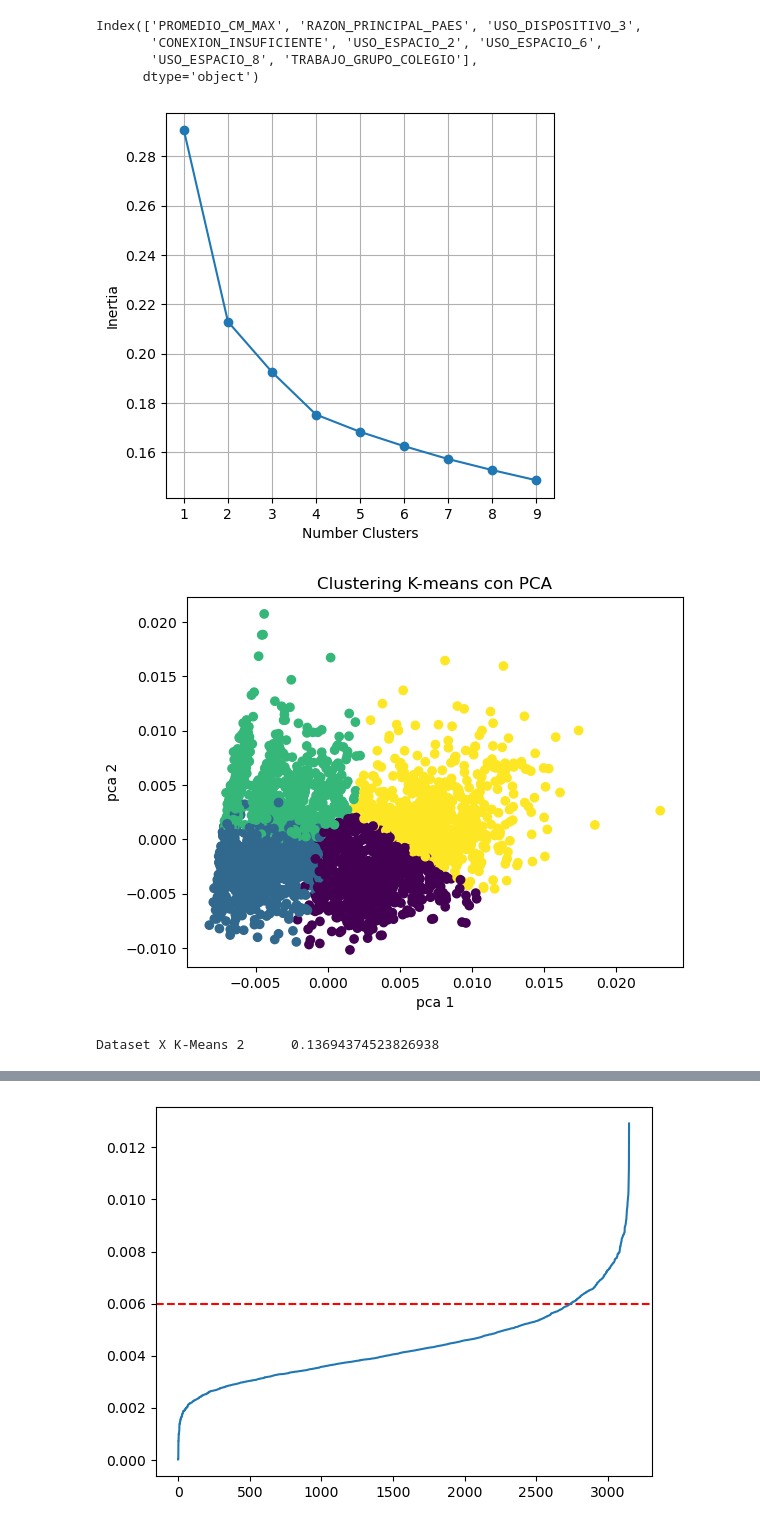
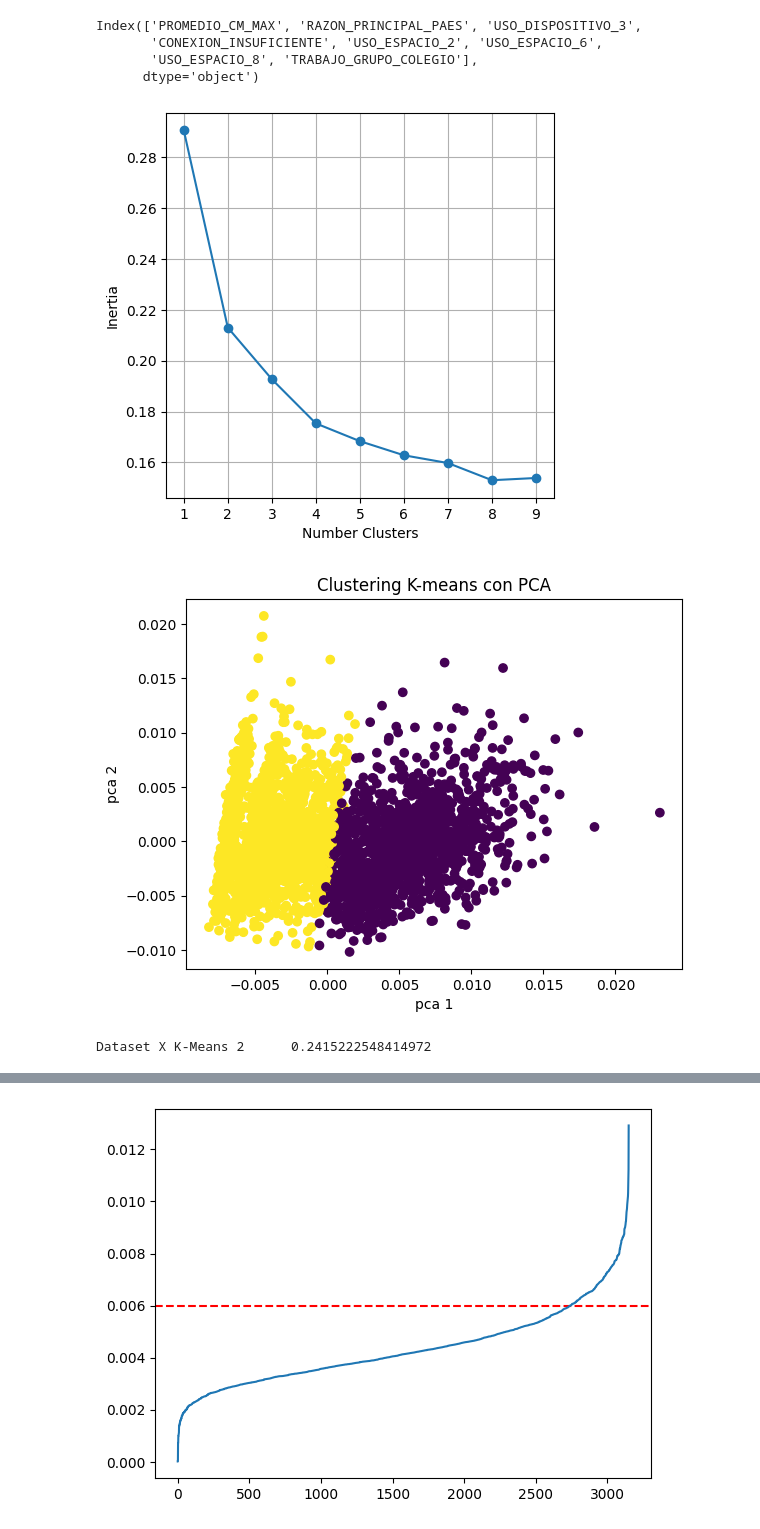
Before and after one commit to gurbina2234/Repo-Mineria-PSU, a Jupyter notebook: datos_oficial.ipynb, the cells around one changed output, grey strips where cells are left out. Drawn from its saved outputs; the diff is of its cells as text; code cells hidden in the pictures.

```diff
--- a/datos_oficial.ipynb
+++ b/datos_oficial.ipynb
@@ -2,7 +2,7 @@
 import pandas as pd
 import matplotlib.pyplot as plt
 # %%
-puntajes = pd.read_csv("./A_INSCRITOS_PUNTAJES_2023_PAES_PUB_MRUN.csv", sep=";")
+puntajes = pd.read_csv("../A_INSCRITOS_PUNTAJES_2023_PAES_PUB_MRUN.csv", sep=";")
 puntajes.head()
 # %% [output]
 |  | MRUN | ANYO_PROCESO | COD_SEXO | FECHA_NACIMIENTO | RBD | CODIGO_ENS | LOCAL_EDUCACIONAL | ... |
@@ -13,7 +13,7 @@ puntajes.head()
 | 4 | 22654139 | 2023 | 2 | 194507 | 3003 | 363 | 1450 | ... |
 5 rows × 117 columns
 # %%
-socioeconomic = pd.read_csv("./B_SOCIOECONOMICO_DOMICILIO_2023_PAES_PUB_MRUN.csv", sep=";")
+socioeconomic = pd.read_csv("../B_SOCIOECONOMICO_DOMICILIO_2023_PAES_PUB_MRUN.csv", sep=";")
 socioeconomic.head()
 # %% [output]
 |  | MRUN | ANYO_PROCESO | CODIGO_REGION_DOMICILIO | CODIGO_PROVINCIA_DOMICILIO | CODIGO_COMUNA_DOMICILIO | ... |
@@ -245,33 +245,33 @@ def optimize_k_means(data,max_k):
 
 optimize_k_means(scaled_data,10)
 # %% [output]
-[figure, old version]
+[figure, new version]
 # %%
 #se hacen dos clusters de kmeans para probar
 from sklearn.decomposition import PCA
 
-kmeans = KMeans(n_clusters=4) #se toma el numero de clusters dependiendo del grafico de codo y se hace el kmeans clustering
+kmeans = KMeans(n_clusters=2) #se toma el numero de clusters dependiendo del grafico de codo y se hace el kmeans clustering
 kmeans.fit(scaled_data)
 labels = kmeans.labels_
 
 y_pca = scaled_data[:, 0]
 
 pca2 = PCA(n_components=2, random_state=0)
 x_pca = pca2.fit_transform(scaled_data)
 
 #se visualiza el grafico
 plt.scatter(x_pca[:,0], x_pca[:,1], c=labels, cmap='viridis')
 plt.title('Clustering K-means con PCA')
 plt.xlabel('pca 1')
 plt.ylabel('pca 2')
 plt.show()
 # %% [output]
-[figure, old version]
+[figure, new version]
 # %%
 from sklearn.metrics import silhouette_score
 print("Dataset X K-Means 2\t", silhouette_score(scaled_data, kmeans.labels_))
 # %% [output]
-Dataset X K-Means 2      0.13694374523826938
+Dataset X K-Means 2      0.2415222548414972
 # %%
 from sklearn.metrics.pairwise import cosine_similarity
 import numpy as np
```
Also changed, not shown: parts of 12 cells of this notebook.
